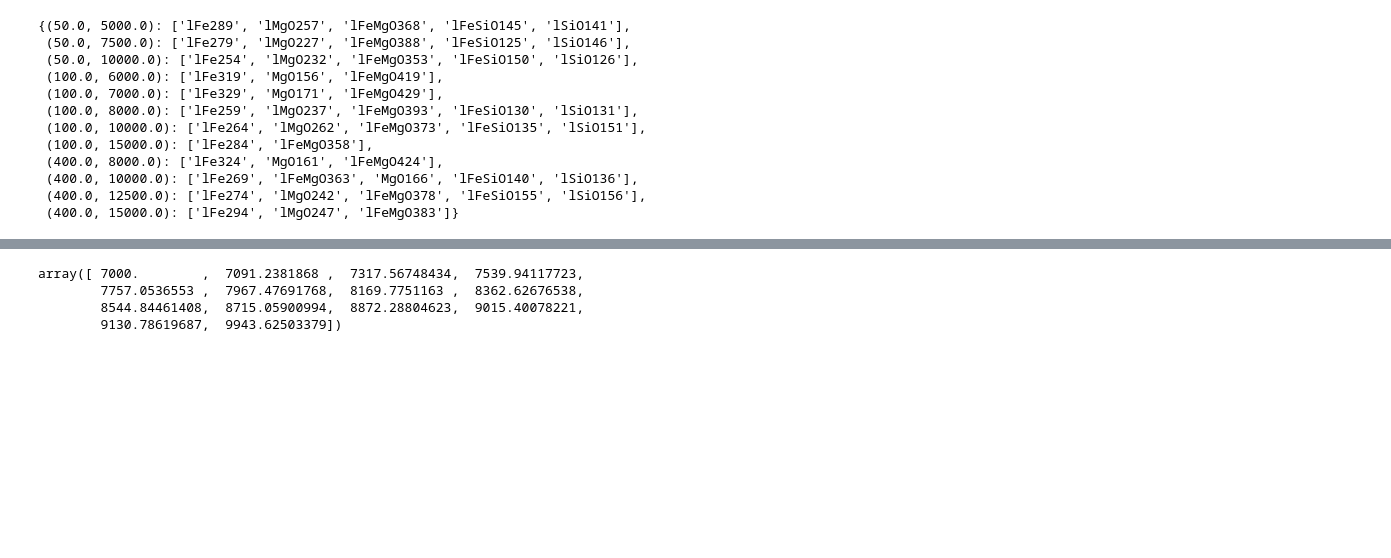
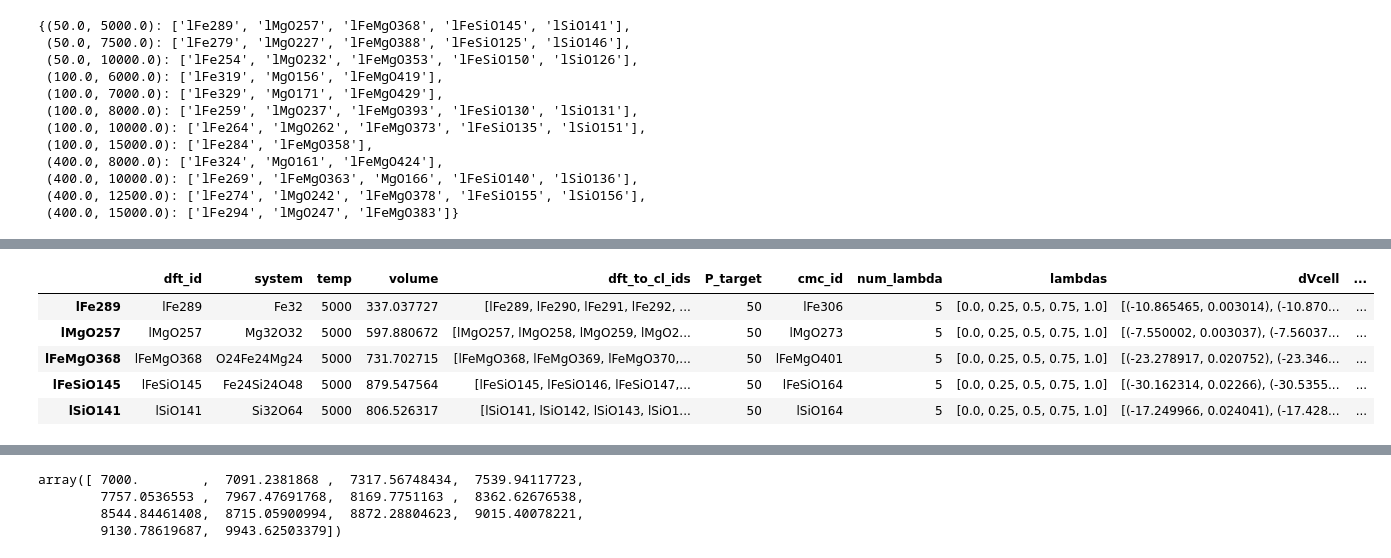
Before and after one commit to smwahl/vasp_automation, a Jupyter notebook: tdi_analysis_plotting.ipynb, the cells around one changed output, grey strips where cells are left out. Drawn from its saved outputs; the diff is of its cells as text; code cells hidden in the pictures; blank space fills up the shorter version.

Commit message:
checking dV v. lambda for other systems

```diff
--- a/tdi_analysis_plotting.ipynb
+++ b/tdi_analysis_plotting.ipynb
@@ -667,0 +564,10 @@ predicted transition temperature 5288.09467715 +/- 1975.13296371
+# %%
+#tdi.loc[conds[(50.,5000.)]
+tdi.loc[conds[(50.0, 5000.0)]]
+# %% [output]
+|  | dft_id | system | temp | volume | dft_to_cl_ids | P_target | cmc_id | num_lambda | lambdas | dVcell | ... |
+| lFe289 | lFe289 | Fe32 | 5000 | 337.037727 | [lFe289, lFe290, lFe291, lFe292, ... | 50 | lFe306 | 5 | [0.0, 0.25, 0.5, 0.75, 1.0] | [(-10.865465, 0.003014), (-10.870... | ... |
+| lMgO257 | lMgO257 | Mg32O32 | 5000 | 597.880672 | [lMgO257, lMgO258, lMgO259, lMgO2... | 50 | lMgO273 | 5 | [0.0, 0.25, 0.5, 0.75, 1.0] | [(-7.550002, 0.003037), (-7.56037... | ... |
+| lFeMgO368 | lFeMgO368 | O24Fe24Mg24 | 5000 | 731.702715 | [lFeMgO368, lFeMgO369, lFeMgO370,... | 50 | lFeMgO401 | 5 | [0.0, 0.25, 0.5, 0.75, 1.0] | [(-23.278917, 0.020752), (-23.346... | ... |
+| lFeSiO145 | lFeSiO145 | Fe24Si24O48 | 5000 | 879.547564 | [lFeSiO145, lFeSiO146, lFeSiO147,... | 50 | lFeSiO164 | 5 | [0.0, 0.25, 0.5, 0.75, 1.0] | [(-30.162314, 0.02266), (-30.5355... | ... |
+| lSiO141 | lSiO141 | Si32O64 | 5000 | 806.526317 | [lSiO141, lSiO142, lSiO143, lSiO1... | 50 | lSiO164 | 5 | [0.0, 0.25, 0.5, 0.75, 1.0] | [(-17.249966, 0.024041), (-17.428... | ... |
```
Also changed, not shown: parts of 25 cells of this notebook.
